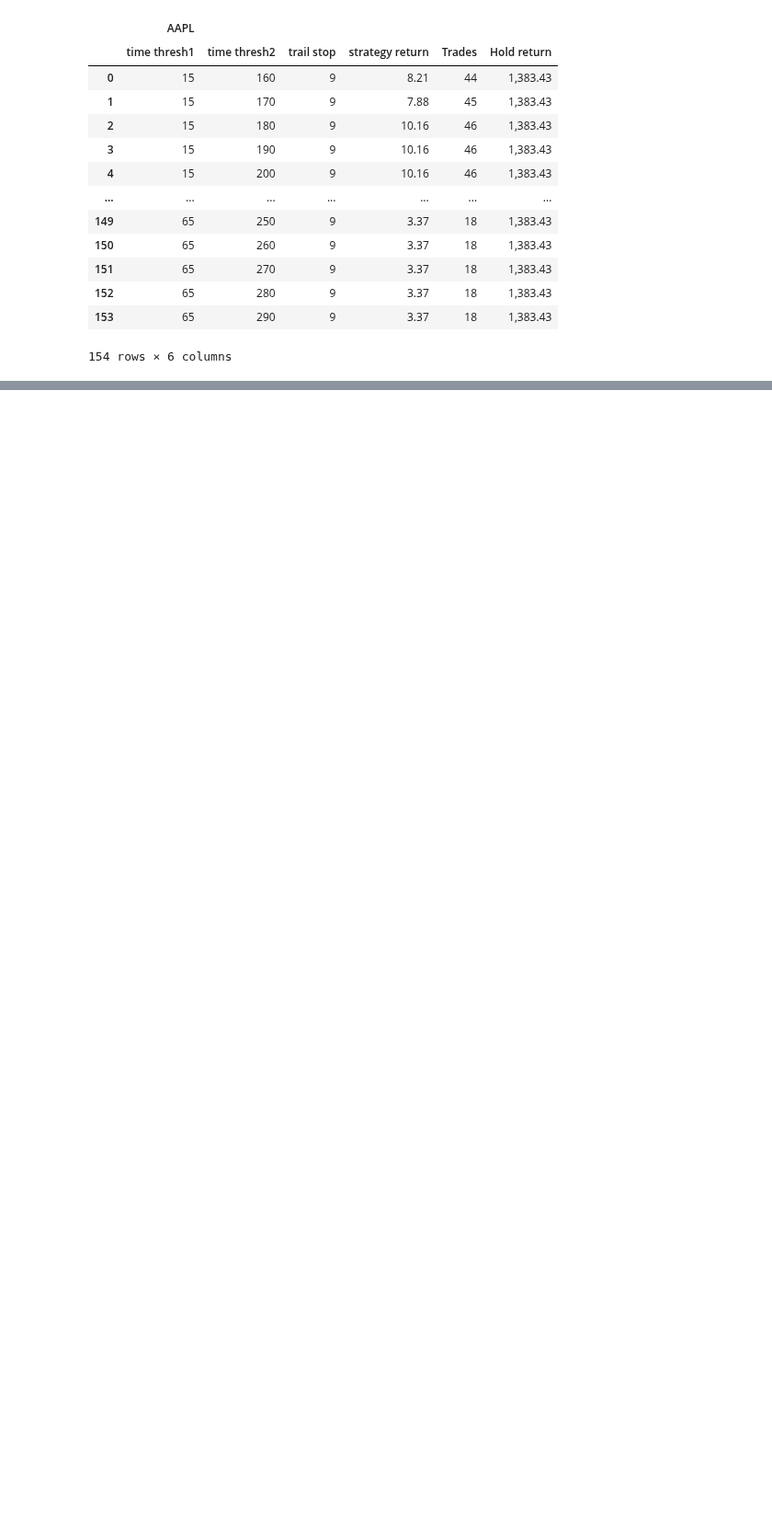
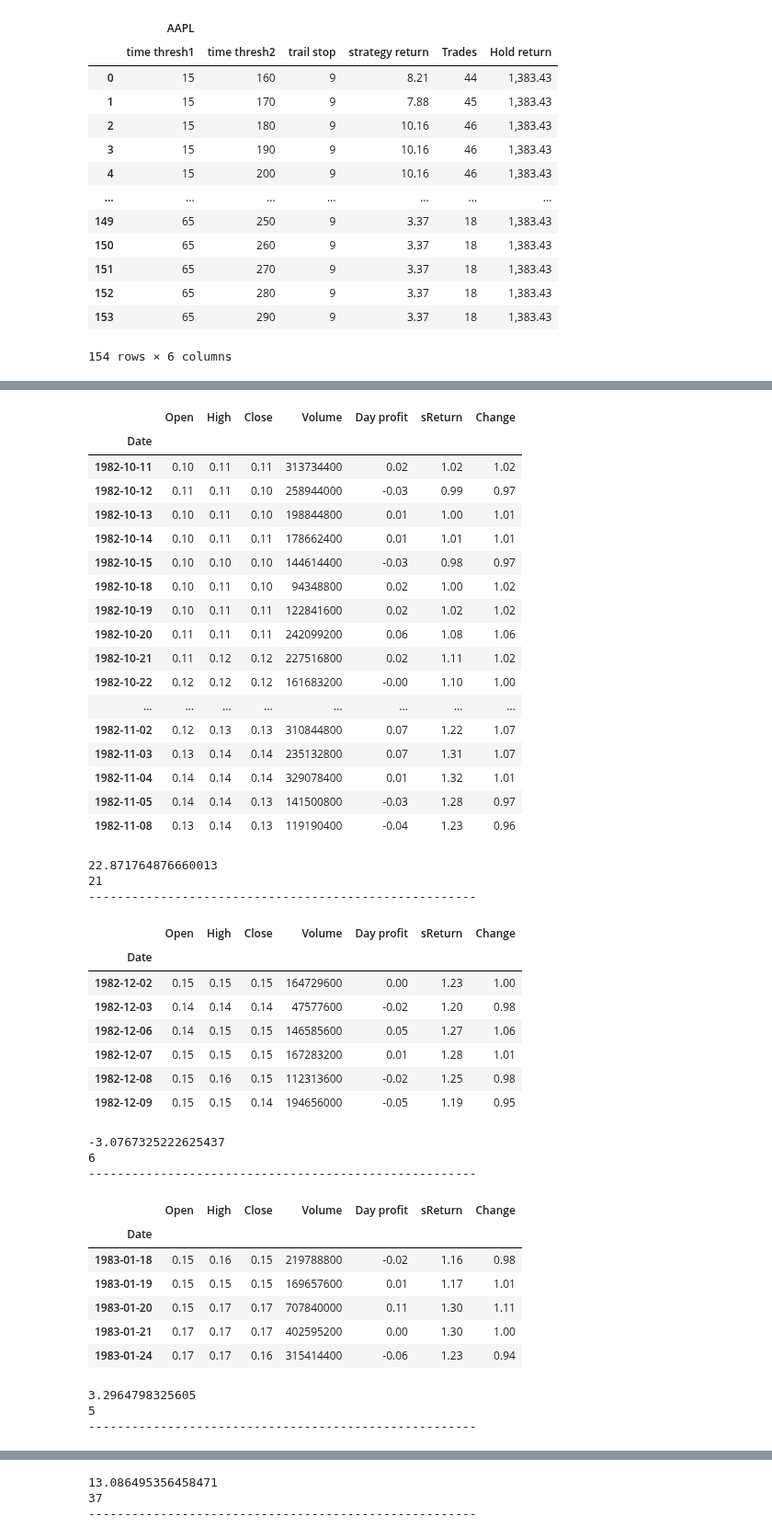
Before and after one commit to Idanq1/Stocks-Strategies, a Jupyter notebook: 52 week/Back testing.ipynb, the cells around one changed output, grey strips where cells are left out. Shown at 92% size. Saved outputs shown, nothing was run; the diff lists cells and outputs as text; code cells hidden in the pictures; blank space fills up the shorter version.

```diff
--- a/52 week/Back testing.ipynb
+++ b/52 week/Back testing.ipynb
@@ -411,0 +341,69 @@ F
+# %%
+trades_sum = pd.DataFrame(columns=["Return", "Holding days"])
+all_trades = trades
+for _, trade in all_trades:
+    if _ == 0:
+        continue
+
+    trade["prev close"] = trade["Close"].shift()
+    trade["Change"] = trade["Close"].pct_change() + 1
+    # total_return = (trade["Cumulative Return"].iloc[-1] - 1) * 100
+    trade = trade[trade["pos"] == 1].copy()
+    start_price = trade.iloc[0]["prev close"]
+    end_price = trade.iloc[-1]["Close"]
+    holding_days = len(trade)
+
+    # Clear the trade signal
+    trade = trade.drop(["hReturn", "Strategy", "pos", "High52", "Hold", "prev close", "trades", "doh", "trade_high"], axis=1)
+    prcnt_chng = ((end_price - start_price) / start_price) * 100
+    new_row = pd.DataFrame({"Return": [prcnt_chng], "Holding days": [holding_days]})
+    # new_row = pd.DataFrame({"time thresh1": [tt1], "time thresh2": [tt2], "trail stop": [trs], "strategy return": [retrn], "Trades": [trades], "Hold return": [hold_r]})
+    # results = pd.concat([results, new_row], ignore_index=True)
+    trades_sum = pd.concat([trades_sum, new_row], ignore_index=True)
+    display(trade)
+    print(prcnt_chng)
+    print(holding_days)
+    print("------------------------------------------------------")
+# %% [output]
+|  | Open | High | Close | Volume | Day profit | sReturn | Change |
+| Date |  |  |  |  |  |  |  |
+| 1982-10-11 | 0.10 | 0.11 | 0.11 | 313734400 | 0.02 | 1.02 | 1.02 |
+| 1982-10-12 | 0.11 | 0.11 | 0.10 | 258944000 | -0.03 | 0.99 | 0.97 |
+| 1982-10-13 | 0.10 | 0.11 | 0.10 | 198844800 | 0.01 | 1.00 | 1.01 |
+| 1982-10-14 | 0.10 | 0.11 | 0.11 | 178662400 | 0.01 | 1.01 | 1.01 |
+| 1982-10-15 | 0.10 | 0.10 | 0.10 | 144614400 | -0.03 | 0.98 | 0.97 |
+| 1982-10-18 | 0.10 | 0.11 | 0.10 | 94348800 | 0.02 | 1.00 | 1.02 |
+| 1982-10-19 | 0.10 | 0.11 | 0.11 | 122841600 | 0.02 | 1.02 | 1.02 |
+| 1982-10-20 | 0.11 | 0.11 | 0.11 | 242099200 | 0.06 | 1.08 | 1.06 |
+| 1982-10-21 | 0.11 | 0.12 | 0.12 | 227516800 | 0.02 | 1.11 | 1.02 |
+| 1982-10-22 | 0.12 | 0.12 | 0.12 | 161683200 | -0.00 | 1.10 | 1.00 |
+| ... | ... | ... | ... | ... | ... | ... | ... |
+| 1982-11-02 | 0.12 | 0.13 | 0.13 | 310844800 | 0.07 | 1.22 | 1.07 |
+| 1982-11-03 | 0.13 | 0.14 | 0.14 | 235132800 | 0.07 | 1.31 | 1.07 |
+| 1982-11-04 | 0.14 | 0.14 | 0.14 | 329078400 | 0.01 | 1.32 | 1.01 |
+| 1982-11-05 | 0.14 | 0.14 | 0.13 | 141500800 | -0.03 | 1.28 | 0.97 |
+| 1982-11-08 | 0.13 | 0.14 | 0.13 | 119190400 | -0.04 | 1.23 | 0.96 |
+22.871764876660013
+21
+------------------------------------------------------
+|  | Open | High | Close | Volume | Day profit | sReturn | Change |
+| Date |  |  |  |  |  |  |  |
+| 1982-12-02 | 0.15 | 0.15 | 0.15 | 164729600 | 0.00 | 1.23 | 1.00 |
+| 1982-12-03 | 0.14 | 0.14 | 0.14 | 47577600 | -0.02 | 1.20 | 0.98 |
+| 1982-12-06 | 0.14 | 0.15 | 0.15 | 146585600 | 0.05 | 1.27 | 1.06 |
+| 1982-12-07 | 0.15 | 0.15 | 0.15 | 167283200 | 0.01 | 1.28 | 1.01 |
+| 1982-12-08 | 0.15 | 0.16 | 0.15 | 112313600 | -0.02 | 1.25 | 0.98 |
+| 1982-12-09 | 0.15 | 0.15 | 0.14 | 194656000 | -0.05 | 1.19 | 0.95 |
+-3.0767325222625437
+6
+------------------------------------------------------
+|  | Open | High | Close | Volume | Day profit | sReturn | Change |
+| Date |  |  |  |  |  |  |  |
+| 1983-01-18 | 0.15 | 0.16 | 0.15 | 219788800 | -0.02 | 1.16 | 0.98 |
+| 1983-01-19 | 0.15 | 0.15 | 0.15 | 169657600 | 0.01 | 1.17 | 1.01 |
+| 1983-01-20 | 0.15 | 0.17 | 0.17 | 707840000 | 0.11 | 1.30 | 1.11 |
+| 1983-01-21 | 0.17 | 0.17 | 0.17 | 402595200 | 0.00 | 1.30 | 1.00 |
+| 1983-01-24 | 0.17 | 0.17 | 0.16 | 315414400 | -0.06 | 1.23 | 0.94 |
+3.2964798325605
+5
+------------------------------------------------------
@@ -411,0 +428,3 @@ F
+13.086495356458471
+37
+------------------------------------------------------
```
Also changed, not shown: parts of 11 cells of this notebook.
